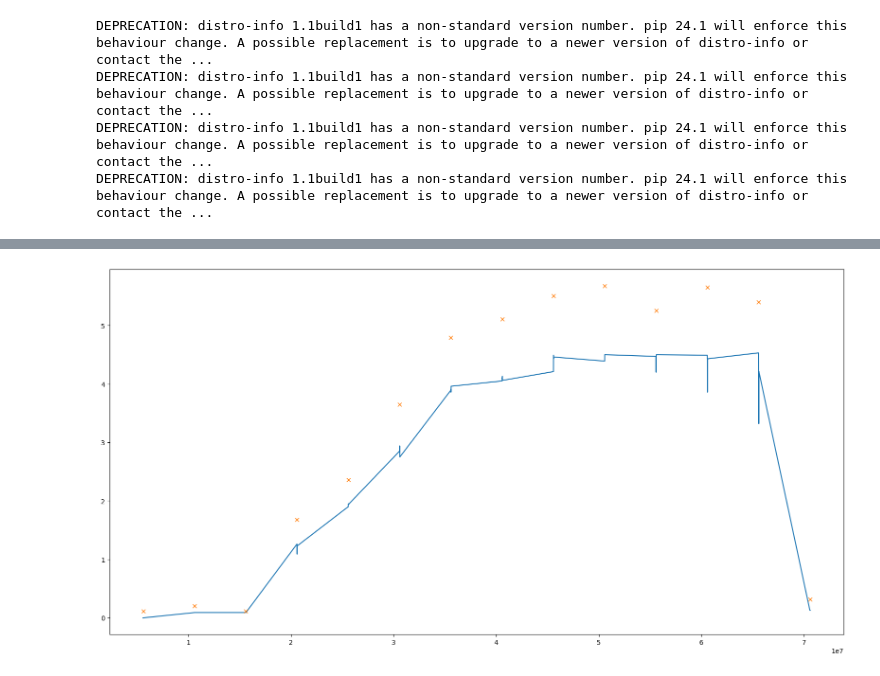
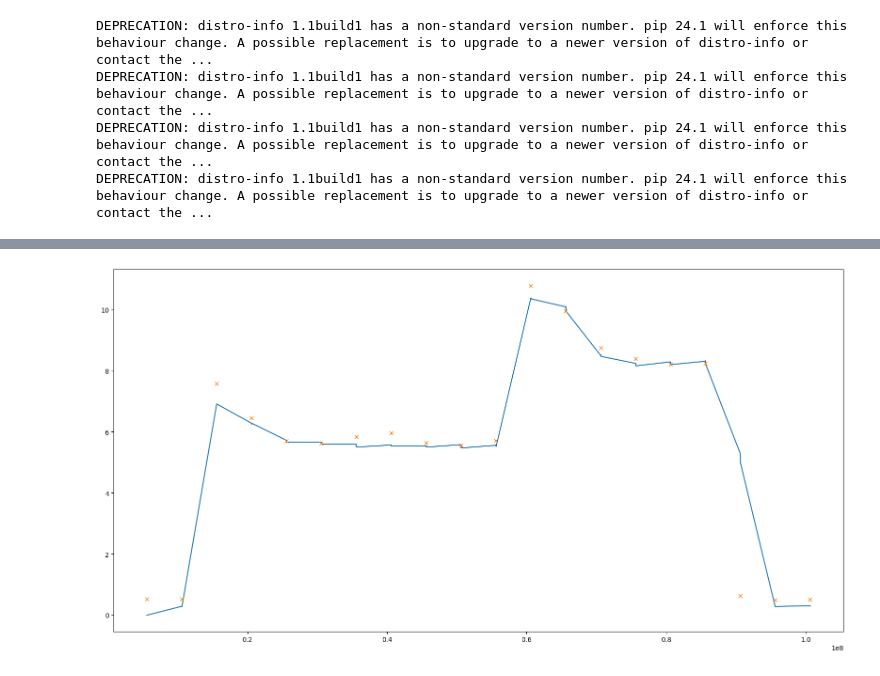
Before and after one commit to robdobsn/ScaderESP32, a Jupyter notebook: evaluations/energymonitortests/calcpower/calcpower.ipynb, the cells around one changed output, grey strips where cells are left out. Drawn from its saved outputs; the diff is of its cells as text; code cells hidden in the pictures.

```diff
--- a/evaluations/energymonitortests/calcpower/calcpower.ipynb
+++ b/evaluations/energymonitortests/calcpower/calcpower.ipynb
@@ -85,10 +86,10 @@ if __name__ == "__main__":
     logfile = findLatestLogFile()
 
     # Read the data
-    timestamps, adc_values, peak_values, rms, zxt, mean, last_mean = readADCData(logfile)
+    timestamps, adc_value, peak_values, rms, zxt, mean_adc, last_adc = readADCData(logfile)
 
-    # Plot the data
-    plt.plot(timestamps, adc_values[0:,0], label="Channel 1")
+    # Plot the adc_value vs index
+    plt.plot(range(len(adc_value)), adc_value, label="ADC Value")
 
     # Show the plot
     plt.show()
@@ -174,9 +183,9 @@ batch_indices = np.insert(batch_indices, 0, 0)
 batch_indices = np.append(batch_indices, len(timestamps))
 batches = []
 for i in range(len(batch_indices) - 1):
-    adc_vals_in_range = adc_values[batch_indices[i]:batch_indices[i+1]]
+    adc_vals_in_range = adc_value[batch_indices[i]:batch_indices[i+1]]
     # Extract the first element from each tuple
-    adc0_in_range = [x[0] for x in adc_vals_in_range]
+    adc0_in_range = [x for x in adc_vals_in_range]
     batches.append((timestamps[batch_indices[i]:batch_indices[i+1]], adc0_in_range, batch_indices[i], batch_indices[i+1]))
 
 # Extract sample rate from the first batch
@@ -210,7 +219,7 @@ for batch in batches:
     # print("Mean:", mean)
 
     # Calculate current values
-    adc_to_current = 0.029
+    adc_to_current = 0.049
     current = (batch[1] - mean) * adc_to_current
 
     # # Offset the values
@@ -223,34 +232,57 @@ for batch in batches:
     # plt.plot(batch[0], current)
     # plt.show()
 
-    # Find peaks
-    peaks, _ = find_peaks(current, height=0.1, distance=min_distance)
+    use_peaks = False
+    if use_peaks:
+        # Find peaks
+        peaks, _ = find_peaks(current, height=0.1, distance=min_distance)
 
-    # plt.plot(batch[0], current)
-    # plt.plot(batch[0][peaks], current[peaks], "x")
-    # plt.show()
+        # plt.plot(batch[0], current)
+        # plt.plot(batch[0][peaks], current[peaks], "x")
+        # plt.show()
 
-    # Check for peaks
-    if len(peaks) < 2:
-        # print("No peaks found")
-        continue
+        # Check for peaks
+        if len(peaks) < 2:
+            # print("No peaks found")
+            continue
 
-    # Extract the samples between the first and second peak
-    first_peak = peaks[0]
-    second_peak = peaks[1]
-    # print("First peak:", first_peak, "Second peak:", second_peak)
-    samples_between_peaks = current[first_peak:second_peak]
+        # Extract the samples between the first and second peak
+        first_peak = peaks[0]
+        second_peak = peaks[1]
+        # print("First peak:", first_peak, "Second peak:", second_peak)
+        samples_between_peaks = current[first_peak:second_peak]
 
-    # Plot the samples
-    # plt.plot(samples_between_peaks)
-    # plt.show()
+        print(f"First peak: {first_peak}, Second peak: {second_peak}, Samples between peaks: {len(samples_between_peaks)}")
 
-    # Integrate the samples between the peaks to get the RMS current
-    rms_current = np.sqrt(np.mean(samples_between_peaks**2))
-    print("RMS current:", rms_current)
-    rms_calculated.append(rms_current)
-    rms_indices.append(batch[2] + second_peak)
-    print("RMS index:", batch[2] + second_peak)
+        # Plot the samples
+        # plt.plot(samples_between_peaks)
+        # plt.show()
+
+        # Integrate the samples between the peaks to get the RMS current
+        rms_current = np.sqrt(np.mean(samples_between_peaks**2))
+        print("RMS current:", rms_current)
+        rms_calculated.append(rms_current)
+        rms_indices.append(batch[2] + second_peak)
+        print("RMS index:", batch[2] + second_peak)
+    else:
+        # # Apply a second order bandpass filter to the current with a centre frequency of 50 Hz
+        # # Filter parameters
+        # fs = sample_rate
+        # lowcut = 10
+        # highcut = 100
+        # order = 2
+        # nyquist = 0.5 * fs
+        # low = lowcut / nyquist
+        # high = highcut / nyquist
+        # b, a = butter(order, [low, high], btype='band')
+        # current = lfilter(b, a, current)
+
+        # Integrate all samples get the RMS current
+        rms_current = np.sqrt(np.mean(current**2))
+        print("RMS current:", rms_current)
+        rms_calculated.append(rms_current)
+        rms_indices.append(batch[2])
+        print("RMS index:", batch[2])
 
     # # Plot the batch
     # plt.plot(batch[0], current)
@@ -284 +316 @@ RMS index: 1385
-[figure, old version]
+[figure, new version]
```
Also changed, not shown: parts of 11 cells of this notebook, 9 other files.
